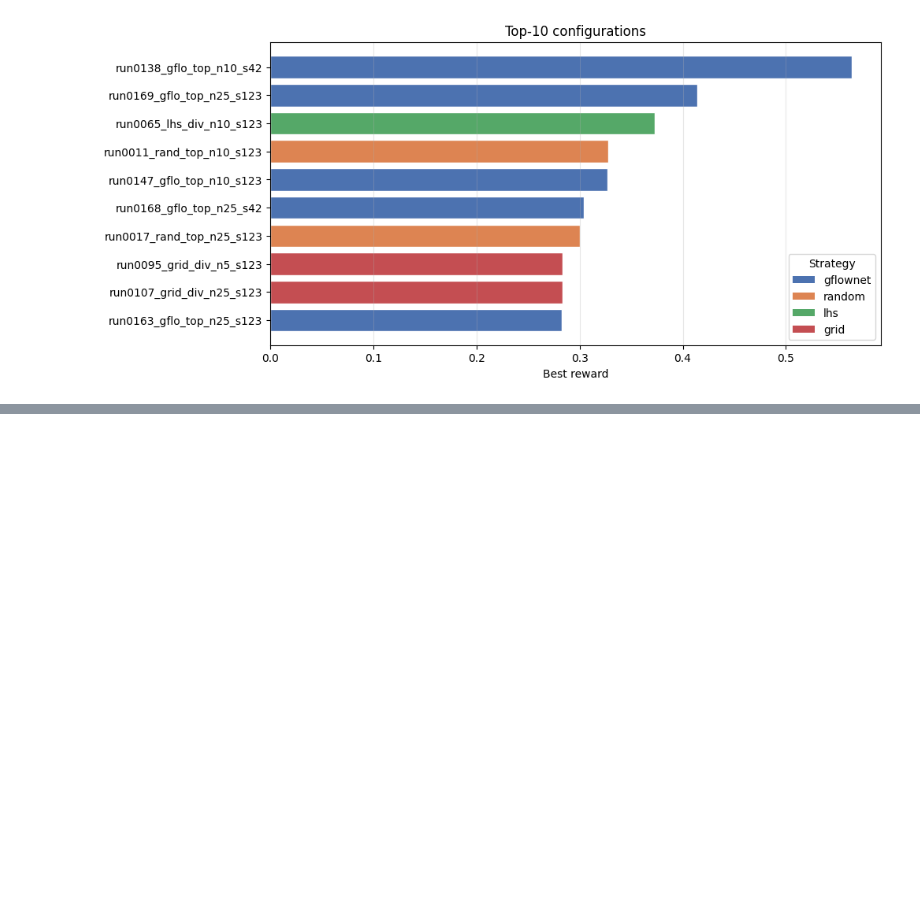
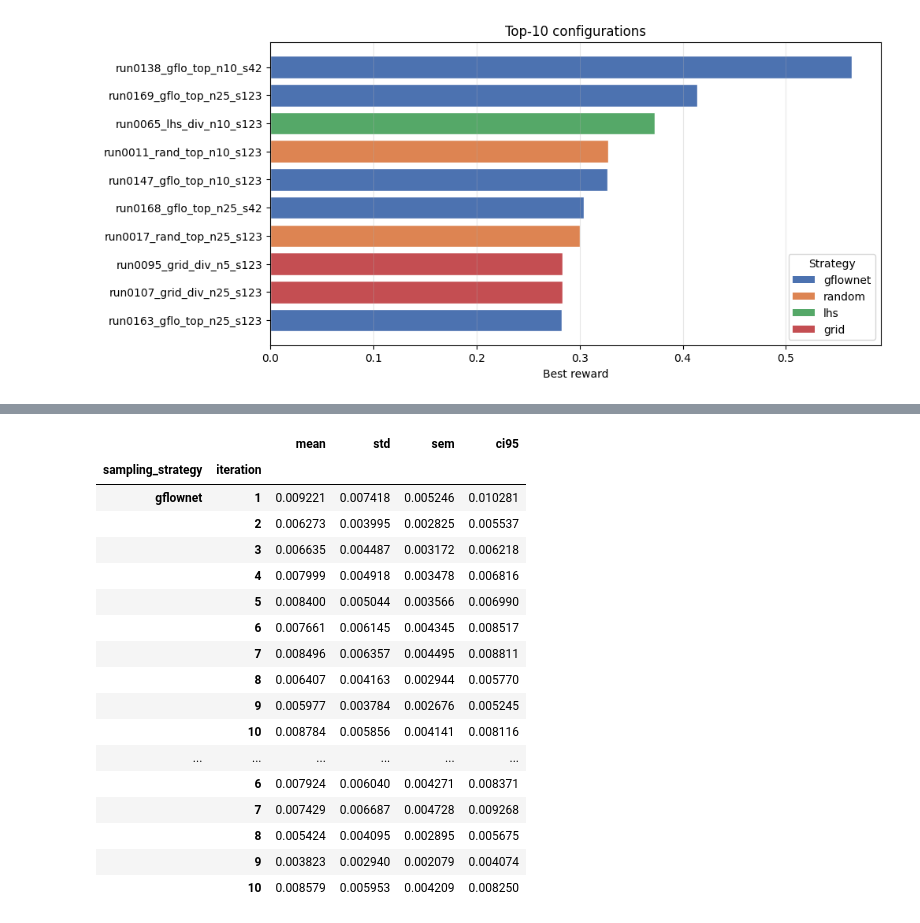
Before and after one commit to valent33/gflownet, a Jupyter notebook: ilovevisualizations.ipynb, the cells around one changed output, grey strips where cells are left out. Drawn from its saved outputs; the diff is of its cells as text; code cells hidden in the pictures; blank space fills up the shorter version.

```diff
--- a/ilovevisualizations.ipynb
+++ b/ilovevisualizations.ipynb
@@ -405,0 +438,26 @@ plot_grid_summary(grid)
+# %%
+aggregate_seeds(metrics, "mean_reward_this_iter", groupby=("sampling_strategy",)).groupby(["sampling_strategy", "iteration"]).agg(
+    mean=("mean", "mean"),
+    std=("std", "mean"),
+    sem=("sem", "mean"),
+    ci95=("ci95", "mean"),
+)
+# %% [output]
+|  |  | mean | std | sem | ci95 |
+| sampling_strategy | iteration |  |  |  |  |
+| gflownet | 1 | 0.009221 | 0.007418 | 0.005246 | 0.010281 |
+|  | 2 | 0.006273 | 0.003995 | 0.002825 | 0.005537 |
+|  | 3 | 0.006635 | 0.004487 | 0.003172 | 0.006218 |
+|  | 4 | 0.007999 | 0.004918 | 0.003478 | 0.006816 |
+|  | 5 | 0.008400 | 0.005044 | 0.003566 | 0.006990 |
+|  | 6 | 0.007661 | 0.006145 | 0.004345 | 0.008517 |
+|  | 7 | 0.008496 | 0.006357 | 0.004495 | 0.008811 |
+|  | 8 | 0.006407 | 0.004163 | 0.002944 | 0.005770 |
+|  | 9 | 0.005977 | 0.003784 | 0.002676 | 0.005245 |
+|  | 10 | 0.008784 | 0.005856 | 0.004141 | 0.008116 |
+| ... | ... | ... | ... | ... | ... |
+|  | 6 | 0.007924 | 0.006040 | 0.004271 | 0.008371 |
+|  | 7 | 0.007429 | 0.006687 | 0.004728 | 0.009268 |
+|  | 8 | 0.005424 | 0.004095 | 0.002895 | 0.005675 |
+|  | 9 | 0.003823 | 0.002940 | 0.002079 | 0.004074 |
+|  | 10 | 0.008579 | 0.005953 | 0.004209 | 0.008250 |
```
Also changed, not shown: parts of 34 cells of this notebook.
